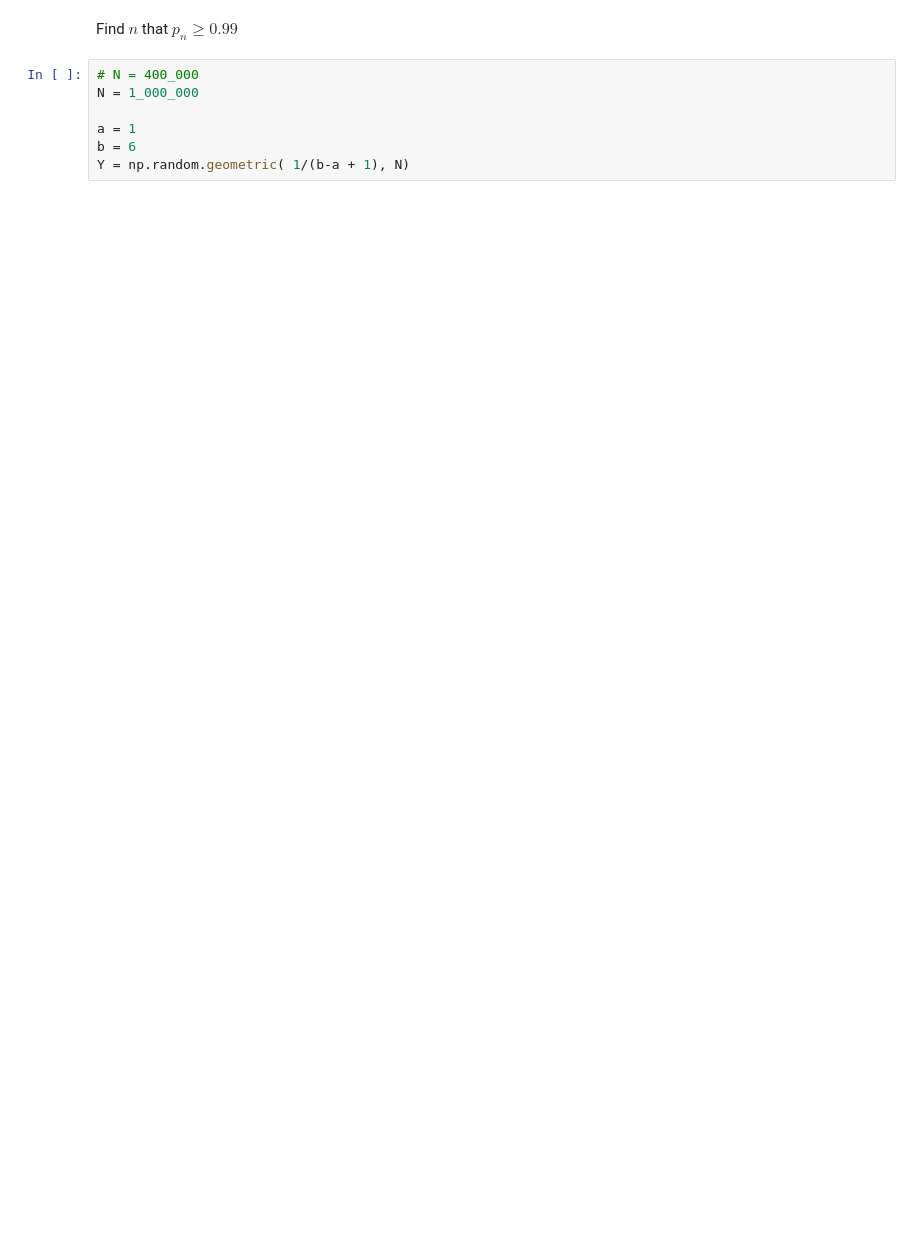
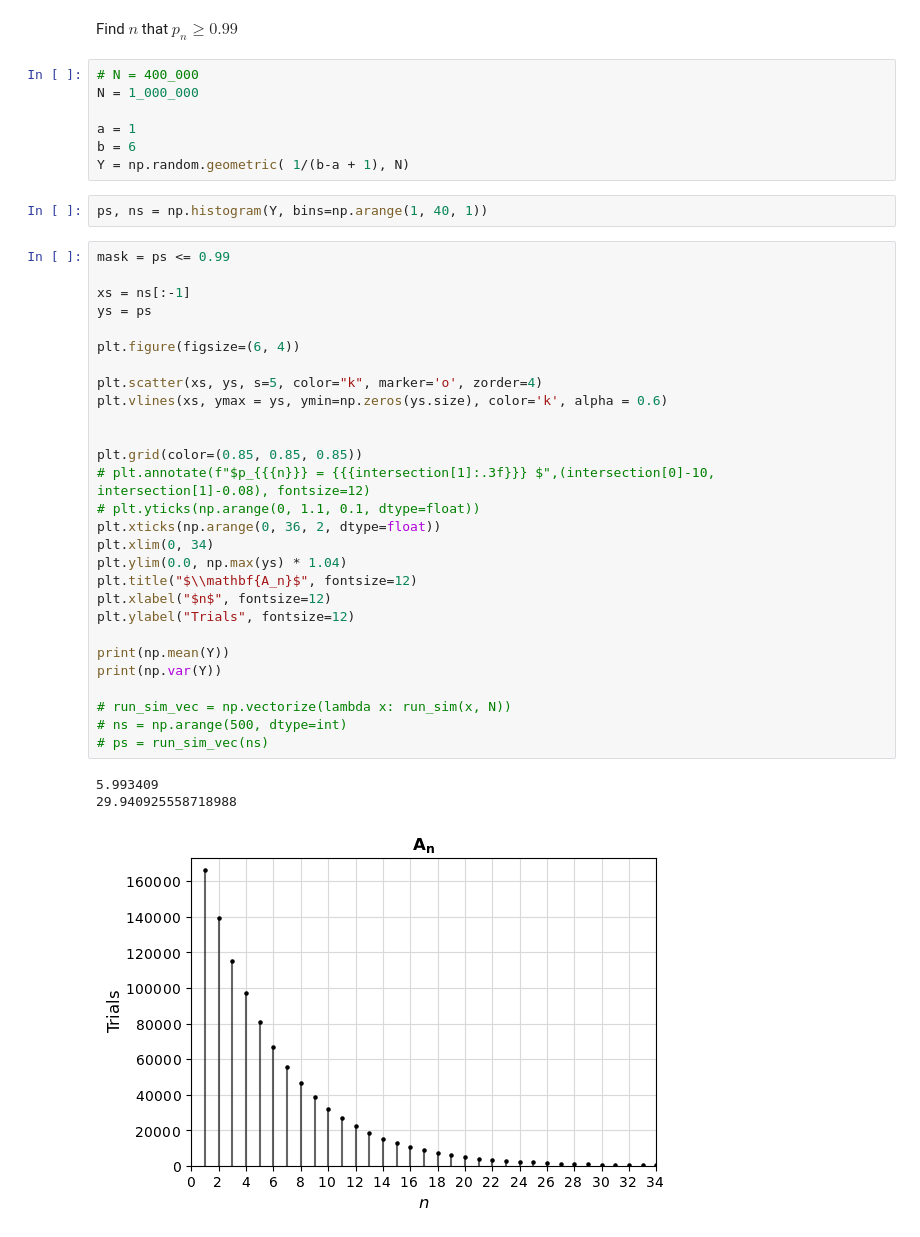
Before and after one commit to AustinMaddison/discrete-simulation, a Jupyter notebook: src/hw1/p3.ipynb, the cells around one changed output. Drawn from its saved outputs; the diff is of its cells as text; blank space fills up the shorter version.

```diff
--- a/src/hw1/p3.ipynb
+++ b/src/hw1/p3.ipynb
@@ -27,5 +66,39 @@ N = 1_000_000
 a = 1
 b = 6
 Y = np.random.geometric( 1/(b-a + 1), N)
+# %%
+ps, ns = np.histogram(Y, bins=np.arange(1, 40, 1))
+# %%
+mask = ps <= 0.99
+
+xs = ns[:-1]
+ys = ps
+
+plt.figure(figsize=(6, 4))
+
+plt.scatter(xs, ys, s=5, color="k", marker='o', zorder=4)
+plt.vlines(xs, ymax = ys, ymin=np.zeros(ys.size), color='k', alpha = 0.6)
+
+
+plt.grid(color=(0.85, 0.85, 0.85))
+# plt.annotate(f"$p_{{{n}}} = {{{intersection[1]:.3f}}} $",(intersection[0]-10, intersection[1]-0.08), fontsize=12)
+# plt.yticks(np.arange(0, 1.1, 0.1, dtype=float))
+plt.xticks(np.arange(0, 36, 2, dtype=float))
+plt.xlim(0, 34)
+plt.ylim(0.0, np.max(ys) * 1.04)
+plt.title("$\\mathbf{A_n}$", fontsize=12)
+plt.xlabel("$n$", fontsize=12)
+plt.ylabel("Trials", fontsize=12)
+
+print(np.mean(Y))
+print(np.var(Y))
+
+# run_sim_vec = np.vectorize(lambda x: run_sim(x, N))
+# ns = np.arange(500, dtype=int)
+# ps = run_sim_vec(ns)
+# %% [output]
+5.993409
+29.940925558718988
+[figure, added]
 # %%
 ps, ns = np.histogram(Y, bins=np.arange(1, 40, 1), density=True)
```
Also changed, not shown: parts of 4 cells of this notebook, 6 other files.
